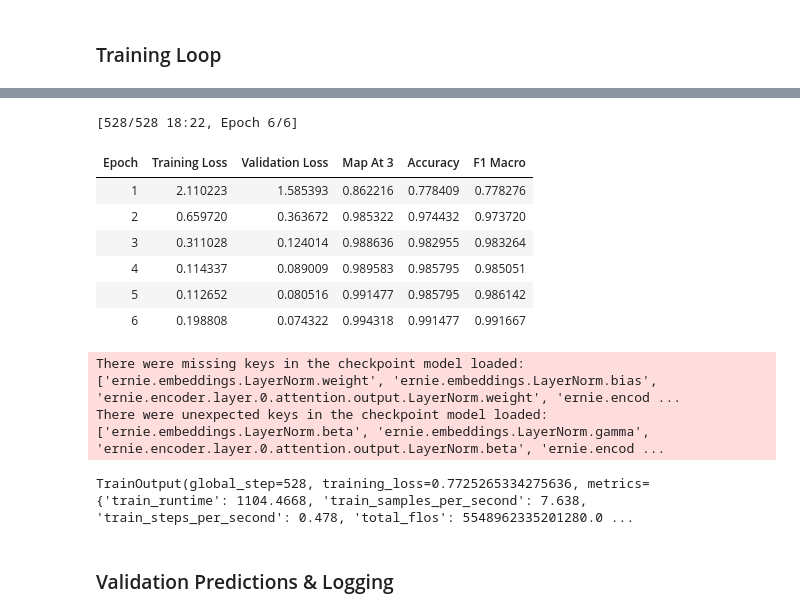
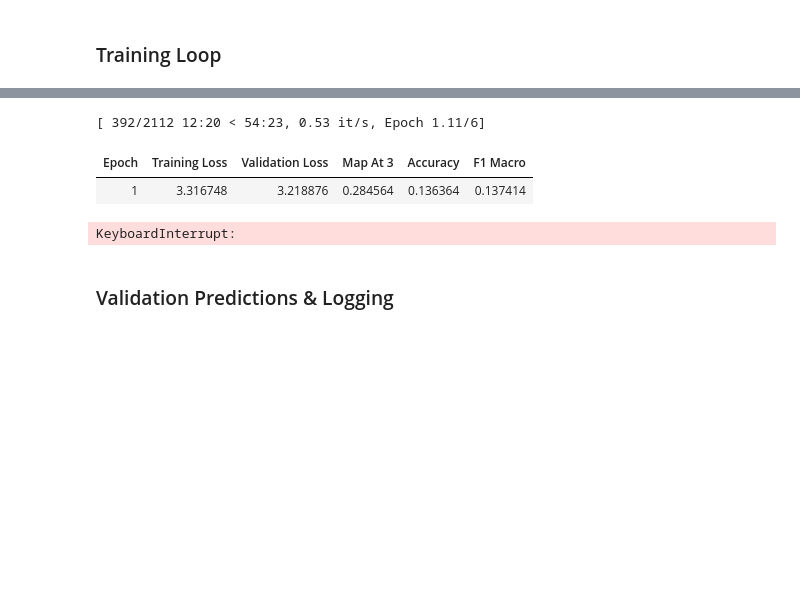
Before and after one commit to chay123-crypto/mcq-solver-transformers, a Jupyter notebook: DL-24f2002314-notebook-t22026.ipynb, the cells around one changed output, grey strips where cells are left out. Saved outputs shown, nothing was run; the diff lists cells and outputs as text; code cells hidden in the pictures; blank space fills up the shorter version.

```diff
--- a/DL-24f2002314-notebook-t22026.ipynb
+++ b/DL-24f2002314-notebook-t22026.ipynb
@@ -770,8 +701,8 @@ model_name1='google/electra-base-discriminator'
 tokeniser1=AutoTokenizer.from_pretrained(model_name1)
 model1=AutoModelForMultipleChoice.from_pretrained(model_name1,ignore_mismatched_sizes=True)
 
-model_name2='nghuyong/ernie-2.0-base-en'
-tokeniser2=AutoTokenizer.from_pretrained(model_name2)
+model_name2='roberta-base'
+tokeniser2=AutoTokenizer.from_pretrained(model_name2,ignore_mismatched_sizes=True)
 model2=AutoModelForMultipleChoice.from_pretrained(model_name2,ignore_mismatched_sizes=True)
 
 def preprocessing(data,tokeniser):
@@ -855,24 +796,17 @@ TrainOutput(global_step=528, training_loss=0.7691221608529855, metrics={'train_r
 # %%
 processed_train2.set_format(type="torch",columns=["input_ids","attention_mask","label"])
 processed_val2.set_format(type="torch",columns=["input_ids","attention_mask","label"])
 
-train_args2=TrainingArguments(output_dir="./ernie-base-mcq",learning_rate=5e-5,eval_strategy="epoch",gradient_checkpointing=False,save_strategy="epoch",num_train_epochs=6,warmup_steps=150,remove_unused_columns=False,max_grad_norm=1.0,
-                             fp16=True,weight_decay=0.01,logging_steps=10,metric_for_best_model="map_at_3",per_device_train_batch_size=8,per_device_eval_batch_size=8,load_best_model_at_end=True)
+train_args2=TrainingArguments(output_dir="./roberta-base-mcq",learning_rate=4e-5,eval_strategy="epoch",gradient_checkpointing=False,save_strategy="epoch",num_train_epochs=6,warmup_steps=150,remove_unused_columns=False,max_grad_norm=1.0,
+                             fp16=True,weight_decay=0.01,logging_steps=10,metric_for_best_model="map_at_3",per_device_train_batch_size=2,per_device_eval_batch_size=2,load_best_model_at_end=True)
 
 trainer2=Trainer(model=model2,args=train_args2,train_dataset=processed_train2,eval_dataset=processed_val2,compute_metrics=compute_metrics)
 trainer2.train()
 # %% [output]
-[528/528 18:22, Epoch 6/6]
+[ 392/2112 12:20 < 54:23, 0.53 it/s, Epoch 1.11/6]
 | Epoch | Training Loss | Validation Loss | Map At 3 | Accuracy | F1 Macro |
-| 1 | 2.110223 | 1.585393 | 0.862216 | 0.778409 | 0.778276 |
-| 2 | 0.659720 | 0.363672 | 0.985322 | 0.974432 | 0.973720 |
-| 3 | 0.311028 | 0.124014 | 0.988636 | 0.982955 | 0.983264 |
-| 4 | 0.114337 | 0.089009 | 0.989583 | 0.985795 | 0.985051 |
-| 5 | 0.112652 | 0.080516 | 0.991477 | 0.985795 | 0.986142 |
-| 6 | 0.198808 | 0.074322 | 0.994318 | 0.991477 | 0.991667 |
+| 1 | 3.316748 | 3.218876 | 0.284564 | 0.136364 | 0.137414 |
-There were missing keys in the checkpoint model loaded: ['ernie.embeddings.LayerNorm.weight', 'ernie.embeddings.LayerNorm.bias', 'ernie.encoder.layer.0.attention.output.LayerNorm.weight', 'ernie.encod ...
-There were unexpected keys in the checkpoint model loaded: ['ernie.embeddings.LayerNorm.beta', 'ernie.embeddings.LayerNorm.gamma', 'ernie.encoder.layer.0.attention.output.LayerNorm.beta', 'ernie.encod ...
+KeyboardInterrupt:
-TrainOutput(global_step=528, training_loss=0.7725265334275636, metrics={'train_runtime': 1104.4668, 'train_samples_per_second': 7.638, 'train_steps_per_second': 0.478, 'total_flos': 5548962335201280.0 ...
 # %% [markdown]
 ### Validation Predictions & Logging
 # %%
```
Also changed, not shown: parts of 21 cells of this notebook.
